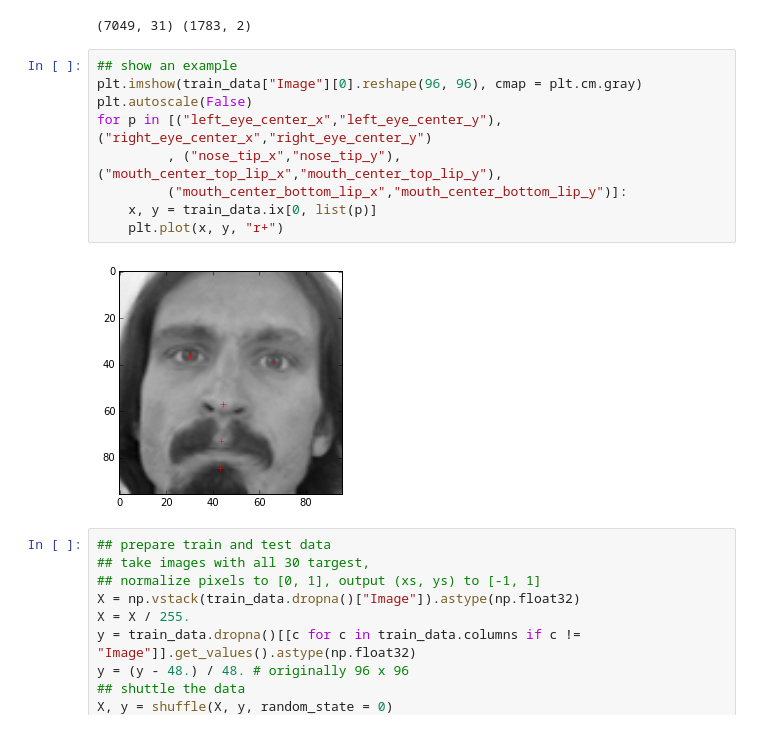
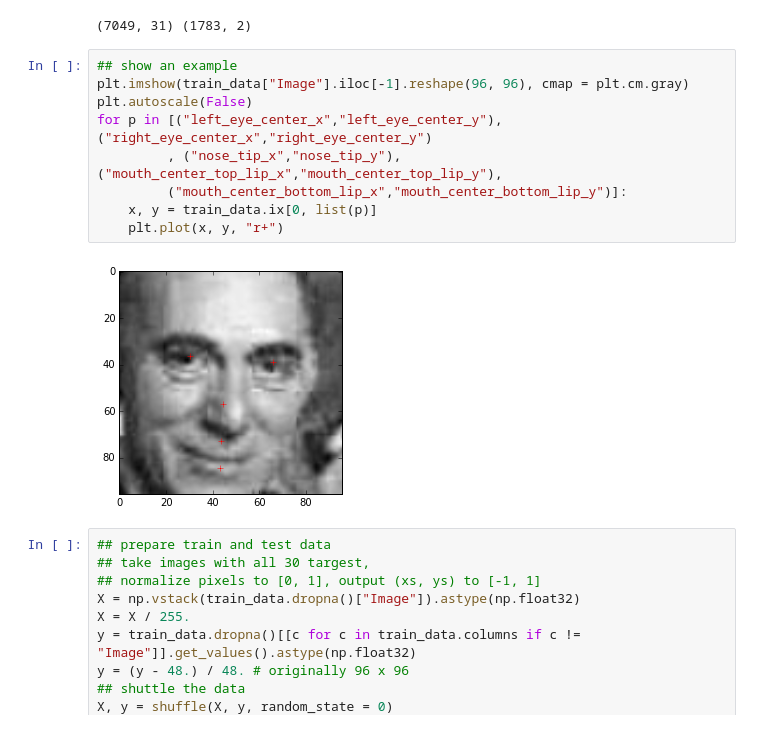
Before and after one commit to dolaameng/deeplearning-exploration, a Jupyter notebook: notebooks/USECASE + TUTORIAL - lasagne for Kaggle facial keypoint detection.ipynb, the cells around one changed output. Cells and saved outputs as stored; diff of their text form.

```diff
--- a/notebooks/USECASE + TUTORIAL - lasagne for Kaggle facial keypoint detection.ipynb
+++ b/notebooks/USECASE + TUTORIAL - lasagne for Kaggle facial keypoint detection.ipynb
@@ -50,15 +55,15 @@ print train_data.shape, test_data.shape
 (7049, 31) (1783, 2)
 # %%
 ## show an example
-plt.imshow(train_data["Image"][0].reshape(96, 96), cmap = plt.cm.gray)
+plt.imshow(train_data["Image"].iloc[-1].reshape(96, 96), cmap = plt.cm.gray)
 plt.autoscale(False)
 for p in [("left_eye_center_x","left_eye_center_y"), ("right_eye_center_x","right_eye_center_y")
          , ("nose_tip_x","nose_tip_y"), ("mouth_center_top_lip_x","mouth_center_top_lip_y"),
          ("mouth_center_bottom_lip_x","mouth_center_bottom_lip_y")]:
     x, y = train_data.ix[0, list(p)]
     plt.plot(x, y, "r+")
 # %% [output]
-[figure, old version]
+[figure, new version]
 # %%
 ## prepare train and test data
 ## take images with all 30 targest,
```
Also changed, not shown: parts of 8 cells of this notebook.
